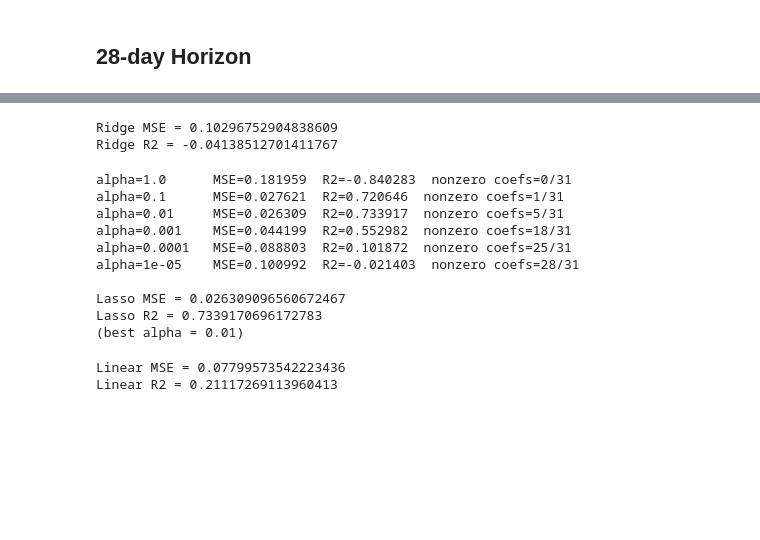
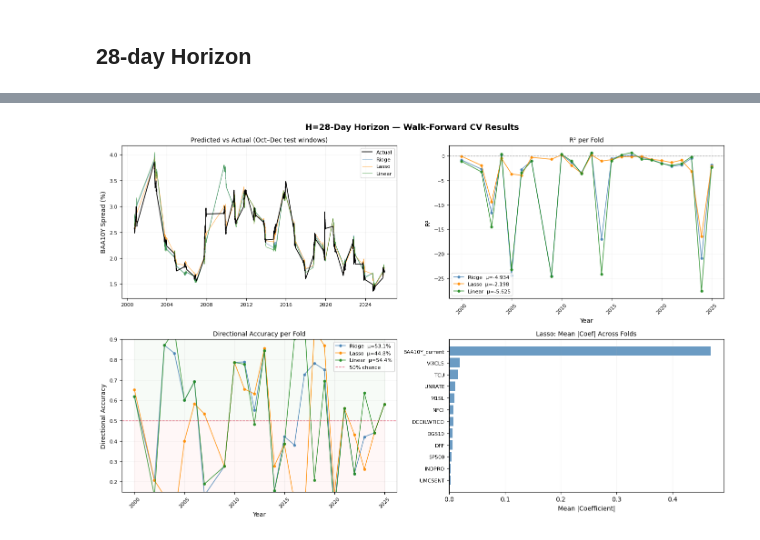
Before and after one commit to 2tmb2/CorporateBondSpreadPrediction, a Jupyter notebook: linear_models.ipynb, the cells around one changed output, grey strips where cells are left out. Saved outputs shown, nothing was run; the diff lists cells and outputs as text; code cells hidden in the pictures; blank space fills up the shorter version.

```diff
--- a/linear_models.ipynb
+++ b/linear_models.ipynb
@@ -143,4 +296,2 @@ X_train, y_train, X_test, y_test = build_df(split=0.8, H=28)
 # %%
-scaler = StandardScaler()
-X_train = scaler.fit_transform(X_train)
-X_test = scaler.transform(X_test)
+results_df_h28, y_test_h28, y_curr_h28, preds_h28, lasso_coefs_h28 = run_walk_forward(folds)
@@ -147,57 +316,4 @@ X_test = scaler.transform(X_test)
-# %%
-ridge = Ridge()
-ridge.fit(X_train, y_train)
-ridge_preds = ridge.predict(X_test)
-
-ridge_mse = mean_squared_error(y_test, ridge_preds)
-ridge_r2 = r2_score(y_test, ridge_preds)
-print(f"Ridge MSE = {ridge_mse}")
-print(f"Ridge R2 = {ridge_r2}")
-# %% [output]
-Ridge MSE = 0.10296752904838609
-Ridge R2 = -0.04138512701411767
-# %%
-alphas = [1.0, 0.1, 0.01, 0.001, 0.0001, 0.00001]
-
-best_mse = np.inf
-best_r2  = None
-best_alpha = None
-for alpha in alphas:
-    lasso = Lasso(alpha=alpha, max_iter=10000)
-    lasso.fit(X_train, y_train)
-    lasso_preds = lasso.predict(X_test)
-
-    lasso_mse = mean_squared_error(y_test, lasso_preds)
-    lasso_r2 = r2_score(y_test, lasso_preds)
-    nonzero = (lasso.coef_ != 0).sum()
-    print(f"alpha={alpha:<8} MSE={lasso_mse:.6f}  R2={lasso_r2:.6f}  nonzero coefs={nonzero}/{len(lasso.coef_)}")
-
-    if lasso_mse < best_mse:
-        best_mse, best_r2, best_alpha = lasso_mse, lasso_r2, alpha
-
-print(f"\nLasso MSE = {best_mse}")
-print(f"Lasso R2 = {best_r2}")
-print(f"(best alpha = {best_alpha})")
-# %% [output]
-alpha=1.0      MSE=0.181959  R2=-0.840283  nonzero coefs=0/31
-alpha=0.1      MSE=0.027621  R2=0.720646  nonzero coefs=1/31
-alpha=0.01     MSE=0.026309  R2=0.733917  nonzero coefs=5/31
-alpha=0.001    MSE=0.044199  R2=0.552982  nonzero coefs=18/31
-alpha=0.0001   MSE=0.088803  R2=0.101872  nonzero coefs=25/31
-alpha=1e-05    MSE=0.100992  R2=-0.021403  nonzero coefs=28/31
-
-Lasso MSE = 0.026309096560672467
-Lasso R2 = 0.7339170696172783
-(best alpha = 0.01)
-# %%
-linear = LinearRegression()
-linear.fit(X_train, y_train)
-linear_preds = linear.predict(X_test)
-
-linear_mse = mean_squared_error(y_test, linear_preds)
-linear_r2 = r2_score(y_test, linear_preds)
-print(f"Linear MSE = {linear_mse}")
-print(f"Linear R2 = {linear_r2}")
-# %% [output]
-Linear MSE = 0.07799573542223436
-Linear R2 = 0.21117269113960413
+# %%
+plot_results(results_df_h28, y_test_h28, y_curr_h28, preds_h28, lasso_coefs_h28, feature_names, H=28)
+# %% [output]
+[figure, added]
```
Also changed, not shown: parts of 18 cells of this notebook, 3 other files.
